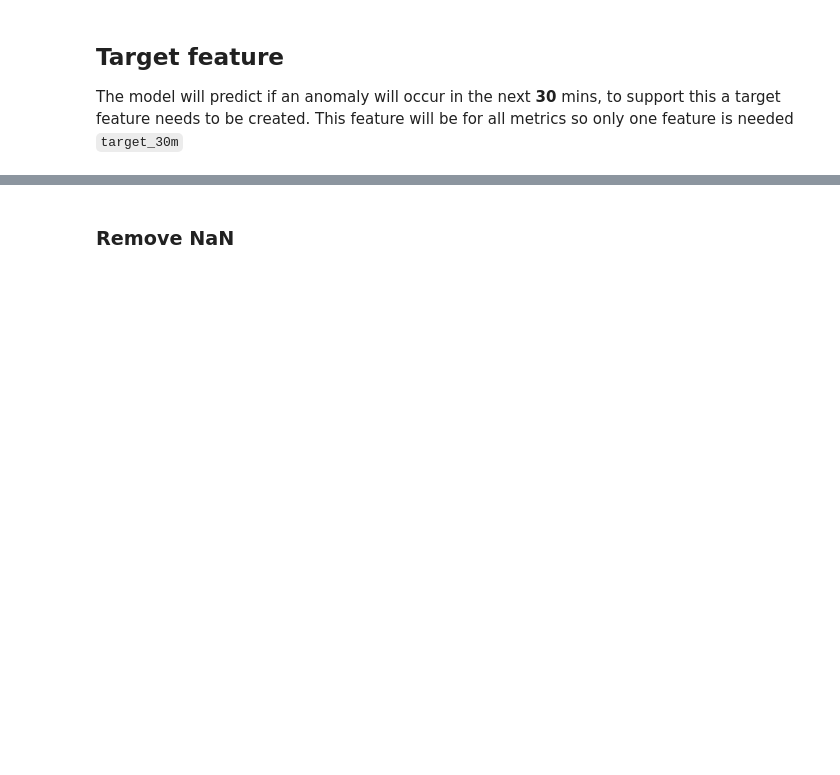
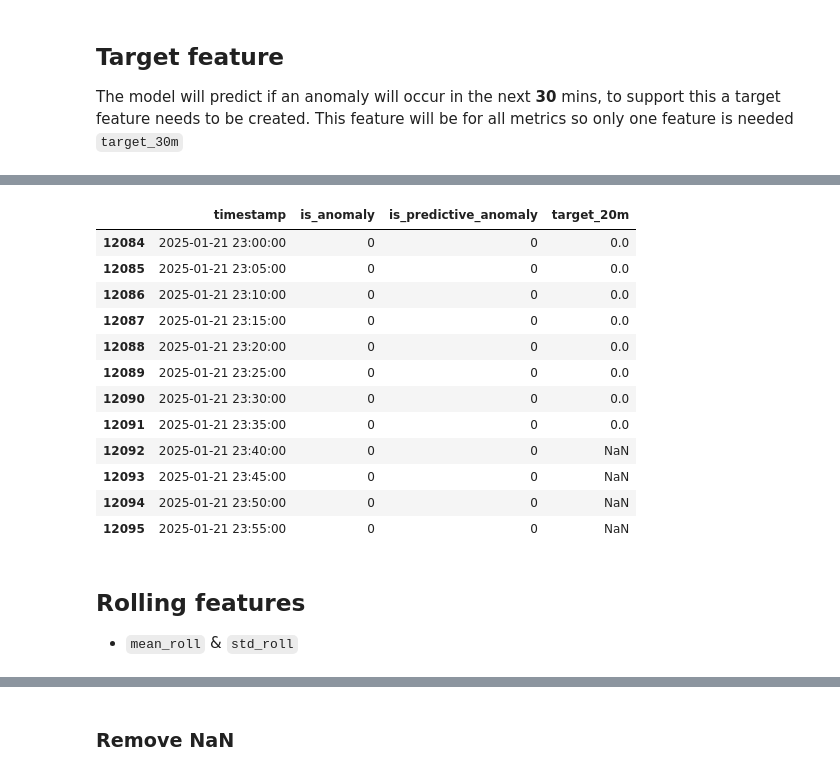
Before and after one commit to RkP17/infra-anomaly-detection, a Jupyter notebook: notebooks/03_feature_engineering_xg_boost.ipynb, the cells around one changed output, grey strips where cells are left out. Saved outputs shown, nothing was run; the diff lists cells and outputs as text; code cells hidden in the pictures; blank space fills up the shorter version.

```diff
--- a/notebooks/03_feature_engineering_xg_boost.ipynb
+++ b/notebooks/03_feature_engineering_xg_boost.ipynb
@@ -200,0 +262,27 @@ df[
+# %%
+df[
+    (df["server_id"] == "web_2") &
+    (df["timestamp"].between("2025-01-21 22:59", "2025-01-21 23:59"))
+][[
+    "timestamp",
+    "is_anomaly",
+    "is_predictive_anomaly",
+    "target_20m"
+]]
+# %% [output]
+|  | timestamp | is_anomaly | is_predictive_anomaly | target_20m |
+| 12084 | 2025-01-21 23:00:00 | 0 | 0 | 0.0 |
+| 12085 | 2025-01-21 23:05:00 | 0 | 0 | 0.0 |
+| 12086 | 2025-01-21 23:10:00 | 0 | 0 | 0.0 |
+| 12087 | 2025-01-21 23:15:00 | 0 | 0 | 0.0 |
+| 12088 | 2025-01-21 23:20:00 | 0 | 0 | 0.0 |
+| 12089 | 2025-01-21 23:25:00 | 0 | 0 | 0.0 |
+| 12090 | 2025-01-21 23:30:00 | 0 | 0 | 0.0 |
+| 12091 | 2025-01-21 23:35:00 | 0 | 0 | 0.0 |
+| 12092 | 2025-01-21 23:40:00 | 0 | 0 | NaN |
+| 12093 | 2025-01-21 23:45:00 | 0 | 0 | NaN |
+| 12094 | 2025-01-21 23:50:00 | 0 | 0 | NaN |
+| 12095 | 2025-01-21 23:55:00 | 0 | 0 | NaN |
+# %% [markdown]
+## Rolling features
+- `mean_roll` & `std_roll`
```
Also changed, not shown: parts of 14 cells of this notebook, 3 other files.
